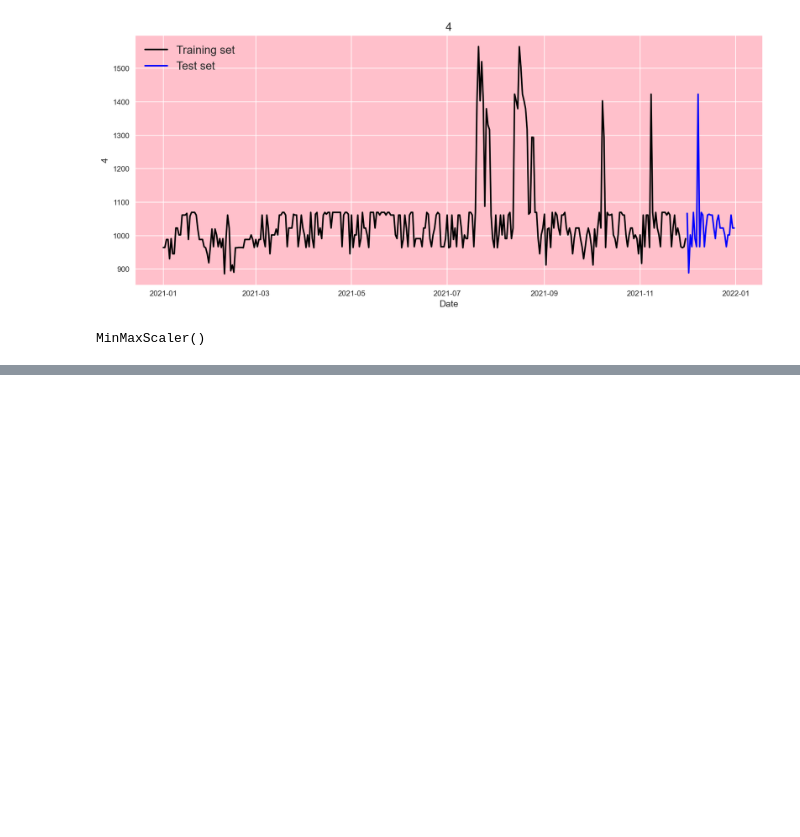
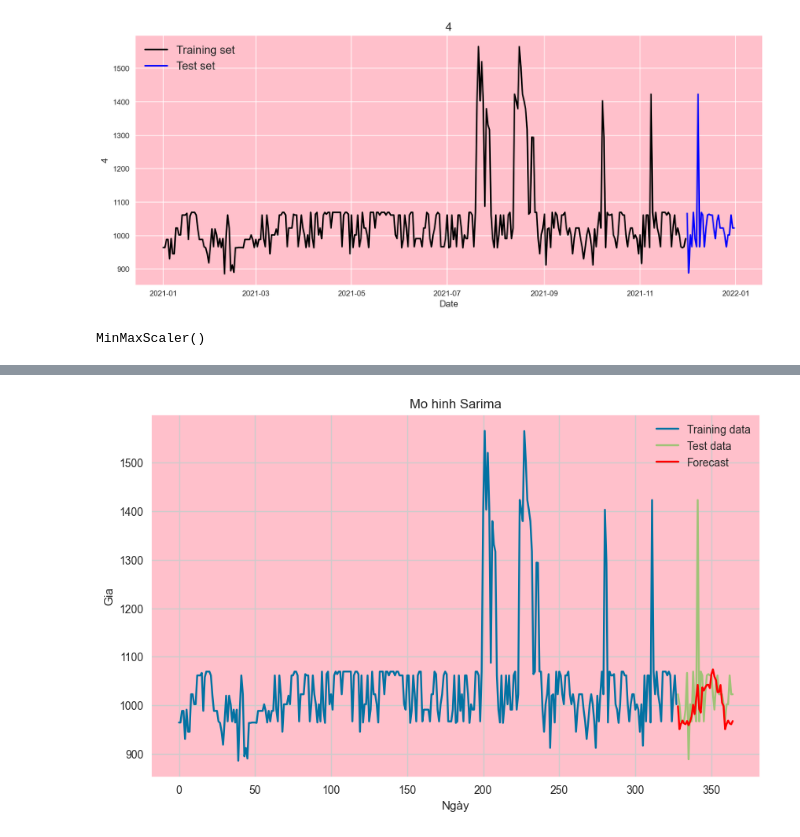
Before and after one commit to tuyennhe/ThucHanh_TimeSeries, a Jupyter notebook: 2151260823_TrungTuyen_final.ipynb, the cells around one changed output, grey strips where cells are left out. Saved outputs shown, nothing was run; the diff lists cells and outputs as text; code cells hidden in the pictures; blank space fills up the shorter version.

```diff
--- a/2151260823_TrungTuyen_final.ipynb
+++ b/2151260823_TrungTuyen_final.ipynb
@@ -259,0 +317,3 @@ plt.show()
+# %%
+forecast_diff = model_fit_sarima.forecast(steps=len(df_test))
+print(forecast_diff)
@@ -259,0 +359,12 @@ plt.show()
+# %%
+plt.figure(figsize=(10, 6))
+plt.plot(df_train.index, df_train, label='Training data')
+plt.plot(df_test.index, df_test, label='Test data')
+plt.plot(df_test.index, forecast_diff, color='red', label='Forecast')
+plt.title('Mo hinh Sarima')
+plt.xlabel('Ngày')
+plt.ylabel('Gia')
+plt.legend()
+plt.show()
+# %% [output]
+[figure, added]
```
Also changed, not shown: parts of 15 cells of this notebook, 1 other file.
